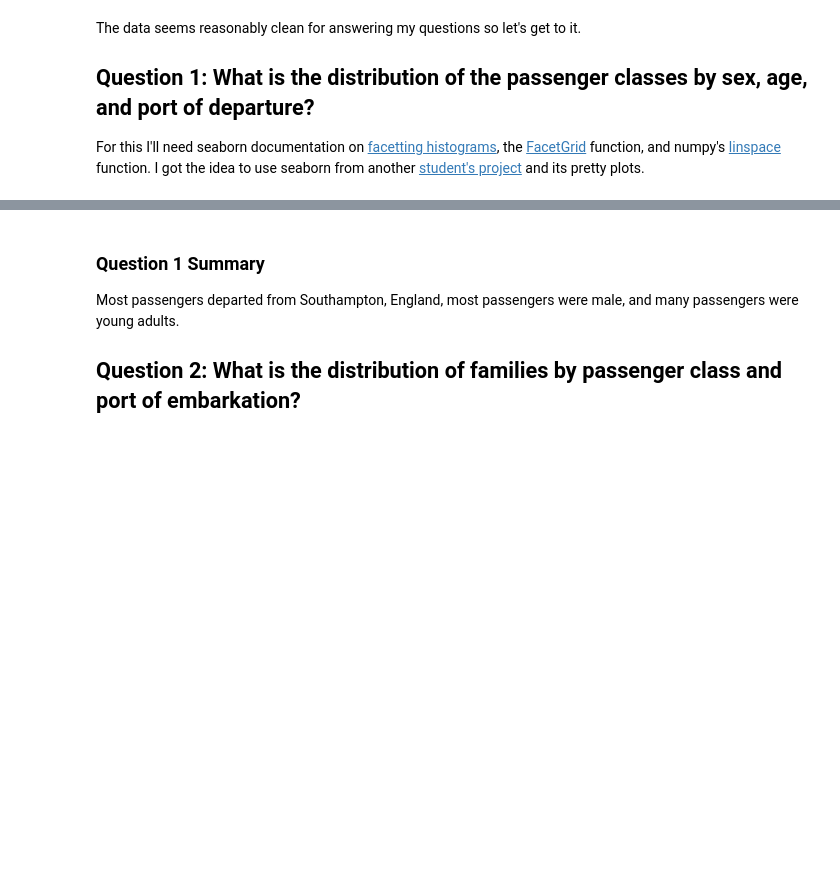
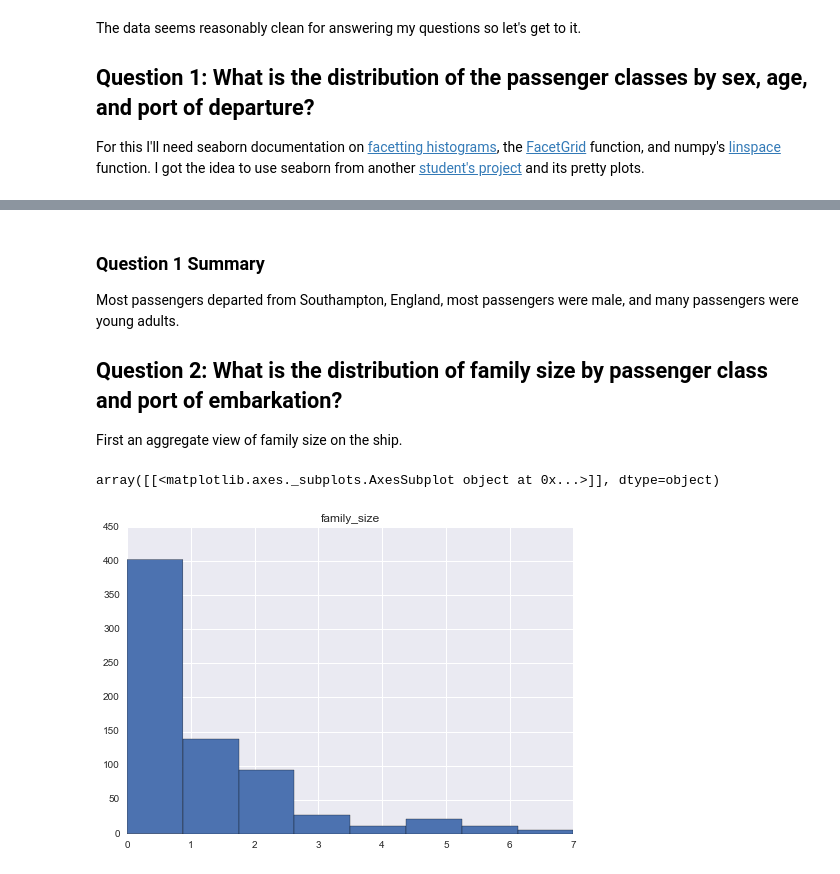
Before and after one commit to nathan-booth/DAND-project2, a Jupyter notebook: titanic.ipynb, the cells around one changed output, grey strips where cells are left out. Cells and saved outputs as stored; diff of their text form; code cells hidden in the pictures; blank space fills up the shorter version.

Commit message:
answered 2nd question, wrote conclusions

```diff
--- a/titanic.ipynb
+++ b/titanic.ipynb
@@ -87,5 +111,13 @@ ValueError: Grouper for '<class 'pandas.core.frame.DataFrame'>' not 1-dimensiona
 # %% [markdown]
+
 ### Question 1 Summary
 Most passengers departed from Southampton, England, most passengers were male, and many passengers were young adults.
 
-## Question 2: What is the distribution of families by passenger class and port of embarkation?
+## Question 2: What is the distribution of family size by passenger class and port of embarkation?
+
+First an aggregate view of family size on the ship.
+# %%
+people_df.hist('family_size', bins=8)
+# %% [output]
+array([[<matplotlib.axes._subplots.AxesSubplot object at 0x...>]], dtype=object)
+[figure, added]
```
Also changed, not shown: parts of 17 cells of this notebook.
